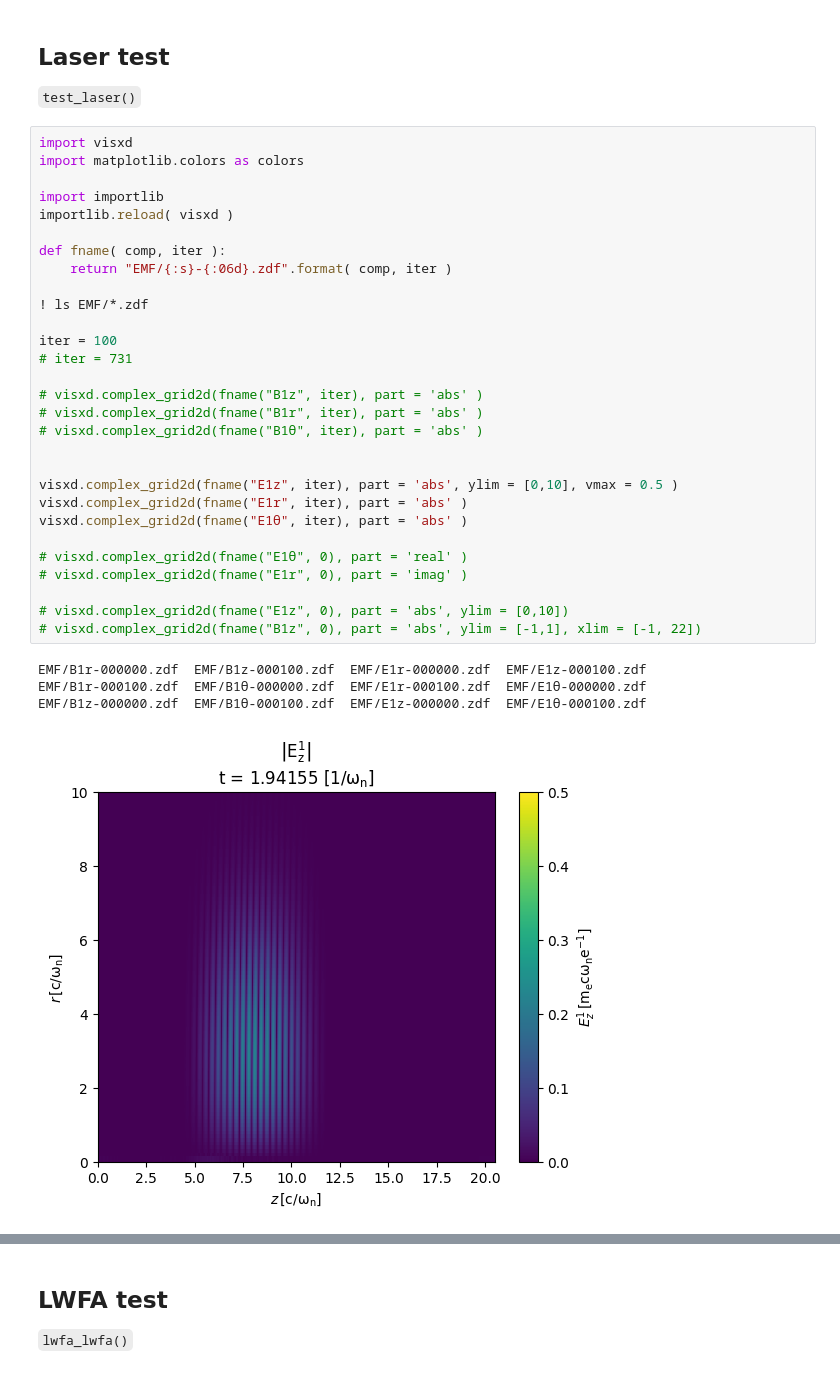
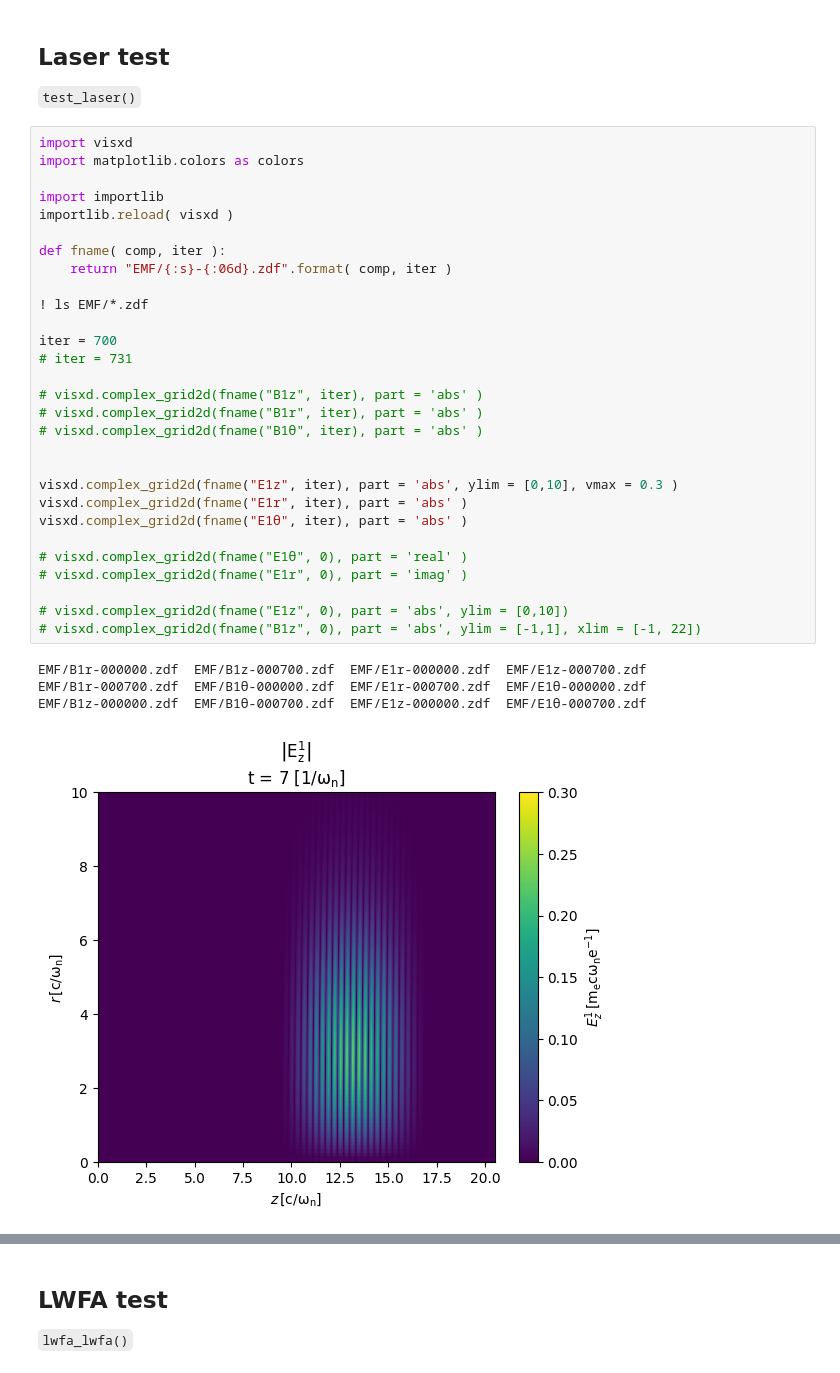
Before and after one commit to ricardo-fonseca/zpic-parallel, a Jupyter notebook: openmp/q3d/Debug-q3d.ipynb, the cells around one changed output, grey strips where cells are left out. Drawn from its saved outputs; the diff is of its cells as text.

```diff
--- a/openmp/q3d/Debug-q3d.ipynb
+++ b/openmp/q3d/Debug-q3d.ipynb
@@ -9,34 +9,34 @@ Q3D code tests
 # %%
 import visxd
 import matplotlib.colors as colors
 
 import importlib
 importlib.reload( visxd )
 
 def fname( comp, iter ):
     return "EMF/{:s}-{:06d}.zdf".format( comp, iter )
 
 ! ls EMF/*.zdf
 
-iter = 100
+iter = 700
 # iter = 731
 
 # visxd.complex_grid2d(fname("B1z", iter), part = 'abs' )
 # visxd.complex_grid2d(fname("B1r", iter), part = 'abs' )
 # visxd.complex_grid2d(fname("B1θ", iter), part = 'abs' )
 
 
-visxd.complex_grid2d(fname("E1z", iter), part = 'abs', ylim = [0,10], vmax = 0.5 )
+visxd.complex_grid2d(fname("E1z", iter), part = 'abs', ylim = [0,10], vmax = 0.3 )
 visxd.complex_grid2d(fname("E1r", iter), part = 'abs' )
 visxd.complex_grid2d(fname("E1θ", iter), part = 'abs' )
 
 # visxd.complex_grid2d(fname("E1θ", 0), part = 'real' )
 # visxd.complex_grid2d(fname("E1r", 0), part = 'imag' )
 
 # visxd.complex_grid2d(fname("E1z", 0), part = 'abs', ylim = [0,10])
 # visxd.complex_grid2d(fname("B1z", 0), part = 'abs', ylim = [-1,1], xlim = [-1, 22])
 # %% [output]
-EMF/B1r-000000.zdf  EMF/B1z-000100.zdf  EMF/E1r-000000.zdf  EMF/E1z-000100.zdf
-EMF/B1r-000100.zdf  EMF/B1θ-000000.zdf  EMF/E1r-000100.zdf  EMF/E1θ-000000.zdf
-EMF/B1z-000000.zdf  EMF/B1θ-000100.zdf  EMF/E1z-000000.zdf  EMF/E1θ-000100.zdf
+EMF/B1r-000000.zdf  EMF/B1z-000700.zdf  EMF/E1r-000000.zdf  EMF/E1z-000700.zdf
+EMF/B1r-000700.zdf  EMF/B1θ-000000.zdf  EMF/E1r-000700.zdf  EMF/E1θ-000000.zdf
+EMF/B1z-000000.zdf  EMF/B1θ-000700.zdf  EMF/E1z-000000.zdf  EMF/E1θ-000700.zdf
-[figure, old version]
+[figure, new version]
```
Also changed, not shown: parts of 3 cells of this notebook, 1 other file.
